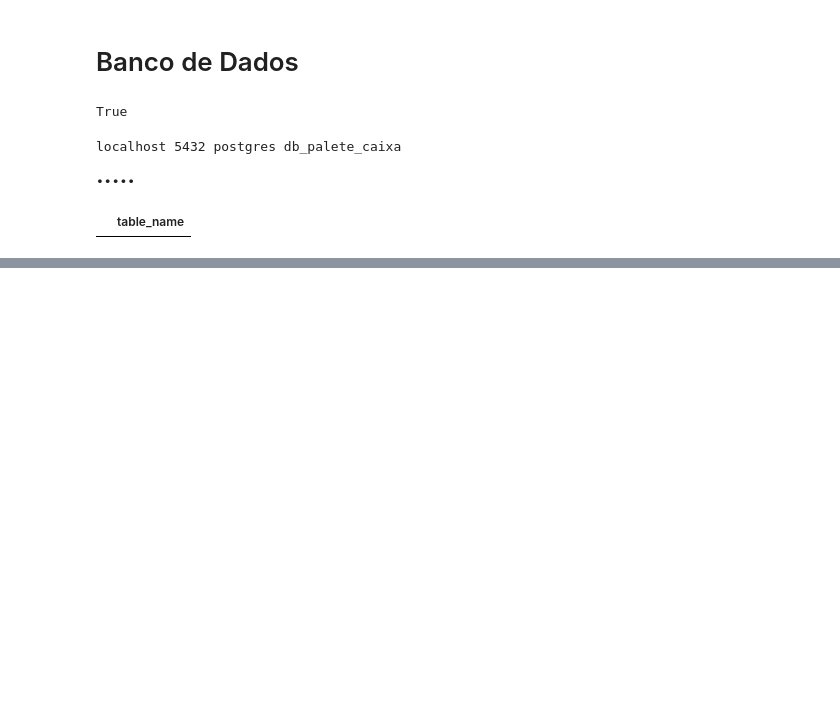
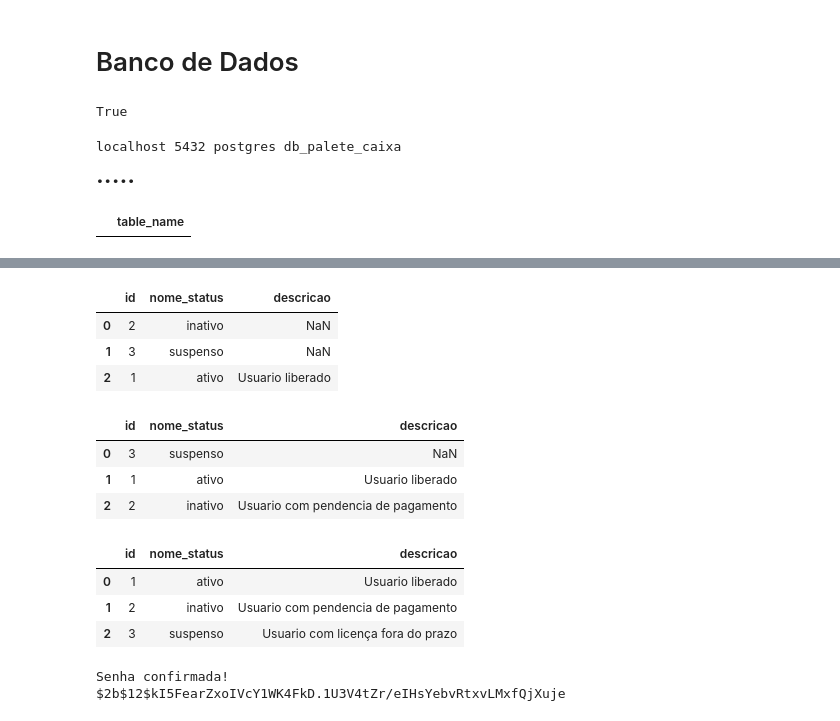
Before and after one commit to HermesJunior/palete_caixa, a Jupyter notebook: db_aula.ipynb, the cells around one changed output, grey strips where cells are left out. Saved outputs shown, nothing was run; the diff lists cells and outputs as text; code cells hidden in the pictures; blank space fills up the shorter version.

```diff
--- a/db_aula.ipynb
+++ b/db_aula.ipynb
@@ -46,0 +183,54 @@ df_tabelas
+# %%
+# Colocar as descrições 01
+update_tabela = """
+UPDATE tipos_status
+SET descricao = 'Usuario liberado'
+WHERE nome_status = 'ativo';
+"""
+with engine.begin() as conn:
+    conn.execute(text(update_tabela))
+
+df_tipos_status = pd.read_sql(sql = "SELECT * FROM tipos_status",
+                              con = engine)
+df_tipos_status
+# %% [output]
+|  | id | nome_status | descricao |
+| 0 | 2 | inativo | NaN |
+| 1 | 3 | suspenso | NaN |
+| 2 | 1 | ativo | Usuario liberado |
+# %%
+# Colocar as descrições 02
+update_tabela = """
+UPDATE tipos_status
+SET descricao = 'Usuario com pendencia de pagamento'
+WHERE nome_status = 'inativo';
+"""
+with engine.begin() as conn:
+    conn.execute(text(update_tabela))
+
+df_tipos_status = pd.read_sql(sql = "SELECT * FROM tipos_status",
+                              con = engine)
+df_tipos_status
+# %% [output]
+|  | id | nome_status | descricao |
+| 0 | 3 | suspenso | NaN |
+| 1 | 1 | ativo | Usuario liberado |
+| 2 | 2 | inativo | Usuario com pendencia de pagamento |
+# %%
+# Colocar as descrições 03
+update_tabela = """
+UPDATE tipos_status
+SET descricao = 'Usuario com licença fora do prazo'
+WHERE nome_status = 'suspenso';
+"""
+with engine.begin() as conn:
+    conn.execute(text(update_tabela))
+
+df_tipos_status = pd.read_sql(sql = "SELECT * FROM tipos_status",
+                              con = engine)
+df_tipos_status
+# %% [output]
+|  | id | nome_status | descricao |
+| 0 | 1 | ativo | Usuario liberado |
+| 1 | 2 | inativo | Usuario com pendencia de pagamento |
+| 2 | 3 | suspenso | Usuario com licença fora do prazo |
@@ -46,0 +244,17 @@ df_tabelas
+# %%
+#
+import getpass
+senha = getpass.getpass("Insira sua senha: ")
+confirmar = getpass.getpass("Confirme sua senha: ")
+
+if senha == confirmar:
+    print("Senha confirmada!")
+    # Gerar o hash da senha usando bcrypt
+    senha_hash = bcrypt.hashpw(senha.encode(),
+                           bcrypt.gensalt()).decode()
+    print(senha_hash)
+else:
+    print("As senhas não coincidem. Tente novamente.")
+# %% [output]
+Senha confirmada!
+$2b$12$kI5FearZxoIVcY1WK4FkD.1U3V4tZr/eIHsYebvRtxvLMxfQjXuje
```
Also changed, not shown: parts of 27 cells of this notebook, 4 other files.
